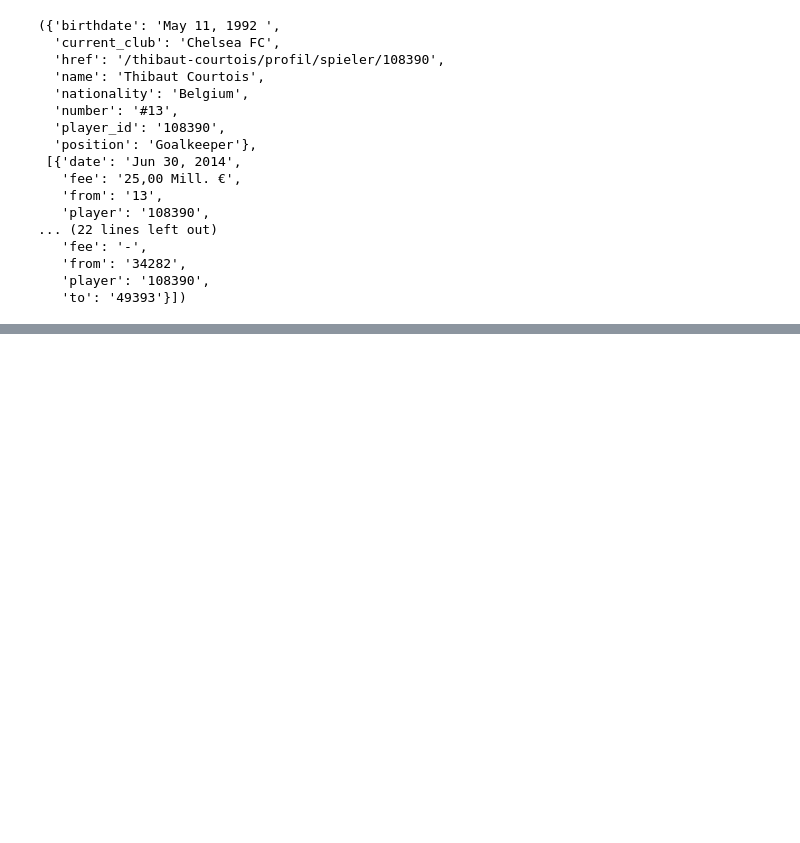
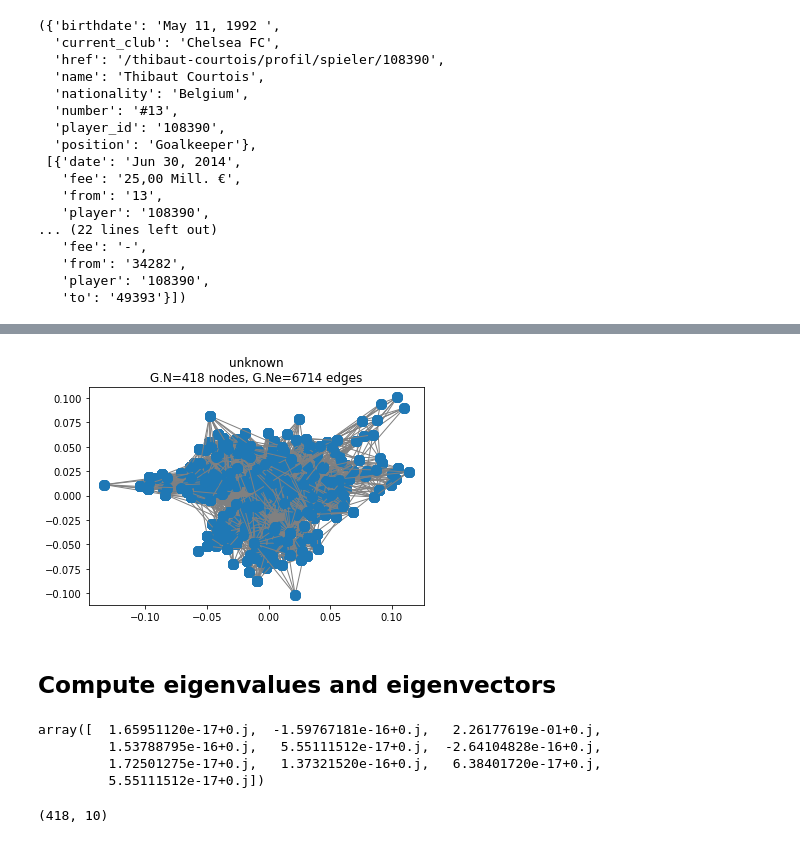
Before and after one commit to nathanquinteiro/ntds_football_transfer, a Jupyter notebook: graph/Graph.ipynb, the cells around one changed output, grey strips where cells are left out. Drawn from its saved outputs; the diff is of its cells as text; code cells hidden in the pictures; blank space fills up the shorter version.

```diff
--- a/graph/Graph.ipynb
+++ b/graph/Graph.ipynb
@@ -8,8 +8,18 @@ import scipy.stats as stats
 import pylab as pl
 import requests
 import json
+from pygsp import graphs, filters, plotting
 import os
 import time
+from tempfile import TemporaryFile
+from datetime import datetime
+import matplotlib.pyplot as plt
+from collections import Counter
+from scipy import sparse, stats, spatial
+import scipy.sparse.linalg
+import networkx as nx
+from pylab import rcParams
+plotting.BACKEND = 'matplotlib'
 %matplotlib inline
 # %%
 with open("../scraper/data/players_ref.json", "r") as in_file:
@@ -85,0 +250,7 @@ test
+# %%
+G.set_coordinates('spring')
+plotting.plot_graph(G)
+# %% [output]
+[figure, added]
+# %% [markdown]
+## Compute eigenvalues and eigenvectors
@@ -85,0 +260,12 @@ test
+# %%
+eigenvalues, eigenvectors = scipy.sparse.linalg.eigs(laplacian, k = 10, which = 'SM')
+eigenvalues
+# %% [output]
+array([  1.65951120e-17+0.j,  -1.59767181e-16+0.j,   2.26177619e-01+0.j,
+         1.53788795e-16+0.j,   5.55111512e-17+0.j,  -2.64104828e-16+0.j,
+         1.72501275e-17+0.j,   1.37321520e-16+0.j,   6.38401720e-17+0.j,
+         5.55111512e-17+0.j])
+# %%
+print (eigenvectors.shape)
+# %% [output]
+(418, 10)
```
Also changed, not shown: parts of 28 cells of this notebook, 1 other file.
